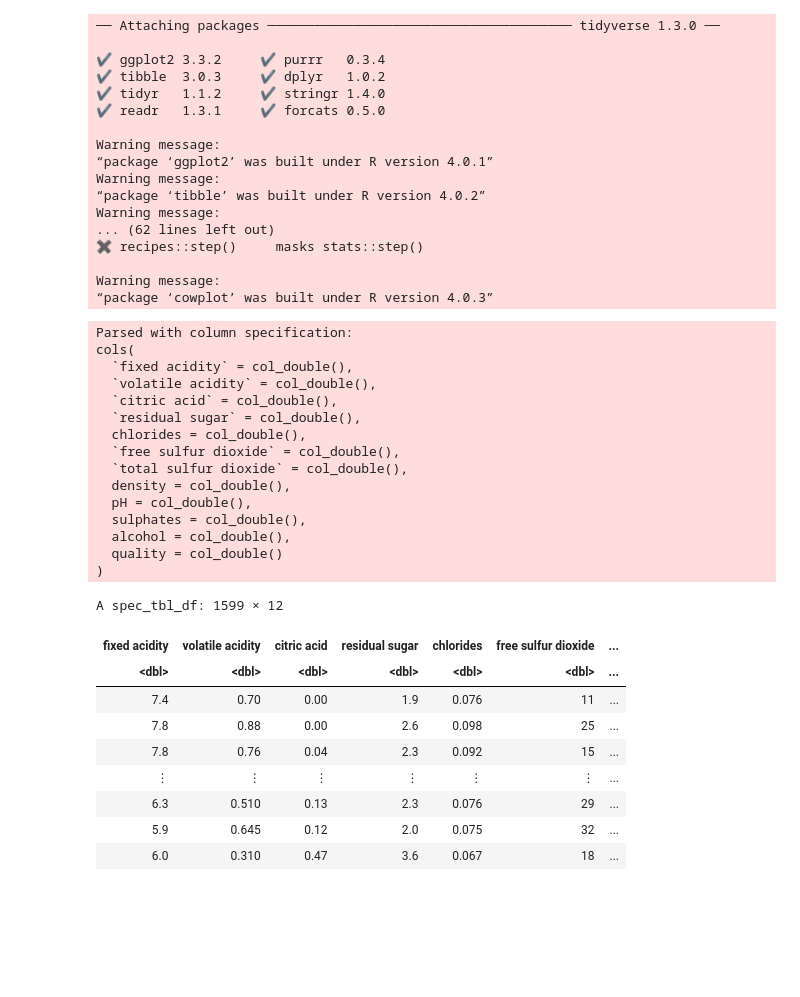
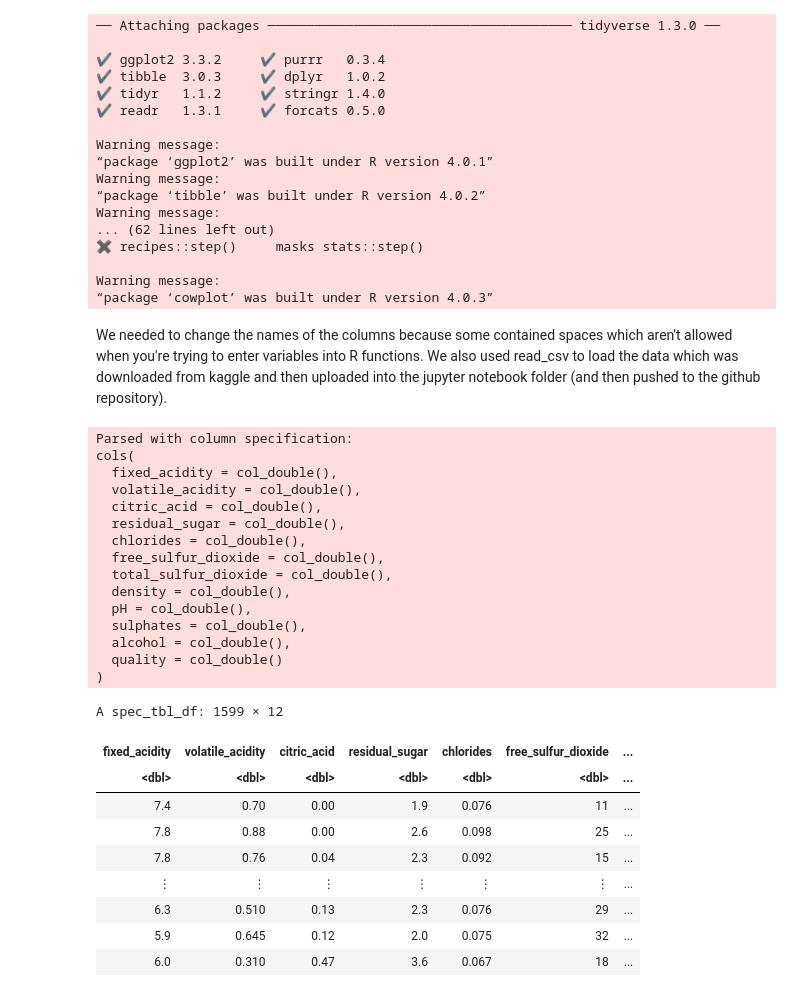
Before and after one commit to owen-smlth/dsci100group44, a Jupyter notebook: groupprojectproposal.ipynb, the cells around one changed output. Saved outputs shown, nothing was run; the diff lists cells and outputs as text; code cells hidden in the pictures; blank space fills up the shorter version.

```diff
--- a/groupprojectproposal.ipynb
+++ b/groupprojectproposal.ipynb
@@ -24,32 +35,39 @@ Warning message:
 
 Warning message:
 “package ‘cowplot’ was built under R version 4.0.3”
-# %%
-wine <- read_csv("winequality-red.csv")
-wine
-# %% [output]
-Parsed with column specification:
-cols(
-  `fixed acidity` = col_double(),
-  `volatile acidity` = col_double(),
-  `citric acid` = col_double(),
-  `residual sugar` = col_double(),
-  chlorides = col_double(),
-  `free sulfur dioxide` = col_double(),
-  `total sulfur dioxide` = col_double(),
-  density = col_double(),
-  pH = col_double(),
-  sulphates = col_double(),
-  alcohol = col_double(),
-  quality = col_double()
-)
-A spec_tbl_df: 1599 × 12
-| fixed acidity | volatile acidity | citric acid | residual sugar | chlorides | free sulfur dioxide | ... |
-| <dbl> | <dbl> | <dbl> | <dbl> | <dbl> | <dbl> | ... |
-| 7.4 | 0.70 | 0.00 | 1.9 | 0.076 | 11 | ... |
-| 7.8 | 0.88 | 0.00 | 2.6 | 0.098 | 25 | ... |
-| 7.8 | 0.76 | 0.04 | 2.3 | 0.092 | 15 | ... |
-| ⋮ | ⋮ | ⋮ | ⋮ | ⋮ | ⋮ | ... |
-| 6.3 | 0.510 | 0.13 | 2.3 | 0.076 | 29 | ... |
-| 5.9 | 0.645 | 0.12 | 2.0 | 0.075 | 32 | ... |
-| 6.0 | 0.310 | 0.47 | 3.6 | 0.067 | 18 | ... |
+# %% [markdown]
+We needed to change the names of the columns because some contained spaces which aren't allowed when you're trying to enter variables into R functions. We also used read_csv to load the data which was downloaded from kaggle and then uploaded into the jupyter notebook folder (and then pushed to the github repository).
+# %%
+names <- c("fixed_acidity","volatile_acidity","citric_acid","residual_sugar","chlorides","free_sulfur_dioxide","total_sulfur_dioxide","density","pH","sulphates","alcohol","quality")
+
+
+# need to add url?
+
+wine <- read_csv("winequality-red.csv", col_names = names, skip = 1)
+wine
+# %% [output]
+Parsed with column specification:
+cols(
+  fixed_acidity = col_double(),
+  volatile_acidity = col_double(),
+  citric_acid = col_double(),
+  residual_sugar = col_double(),
+  chlorides = col_double(),
+  free_sulfur_dioxide = col_double(),
+  total_sulfur_dioxide = col_double(),
+  density = col_double(),
+  pH = col_double(),
+  sulphates = col_double(),
+  alcohol = col_double(),
+  quality = col_double()
+)
+A spec_tbl_df: 1599 × 12
+| fixed_acidity | volatile_acidity | citric_acid | residual_sugar | chlorides | free_sulfur_dioxide | ... |
+| <dbl> | <dbl> | <dbl> | <dbl> | <dbl> | <dbl> | ... |
+| 7.4 | 0.70 | 0.00 | 1.9 | 0.076 | 11 | ... |
+| 7.8 | 0.88 | 0.00 | 2.6 | 0.098 | 25 | ... |
+| 7.8 | 0.76 | 0.04 | 2.3 | 0.092 | 15 | ... |
+| ⋮ | ⋮ | ⋮ | ⋮ | ⋮ | ⋮ | ... |
+| 6.3 | 0.510 | 0.13 | 2.3 | 0.076 | 29 | ... |
+| 5.9 | 0.645 | 0.12 | 2.0 | 0.075 | 32 | ... |
+| 6.0 | 0.310 | 0.47 | 3.6 | 0.067 | 18 | ... |
```
Also changed, not shown: parts of 9 cells of this notebook.
